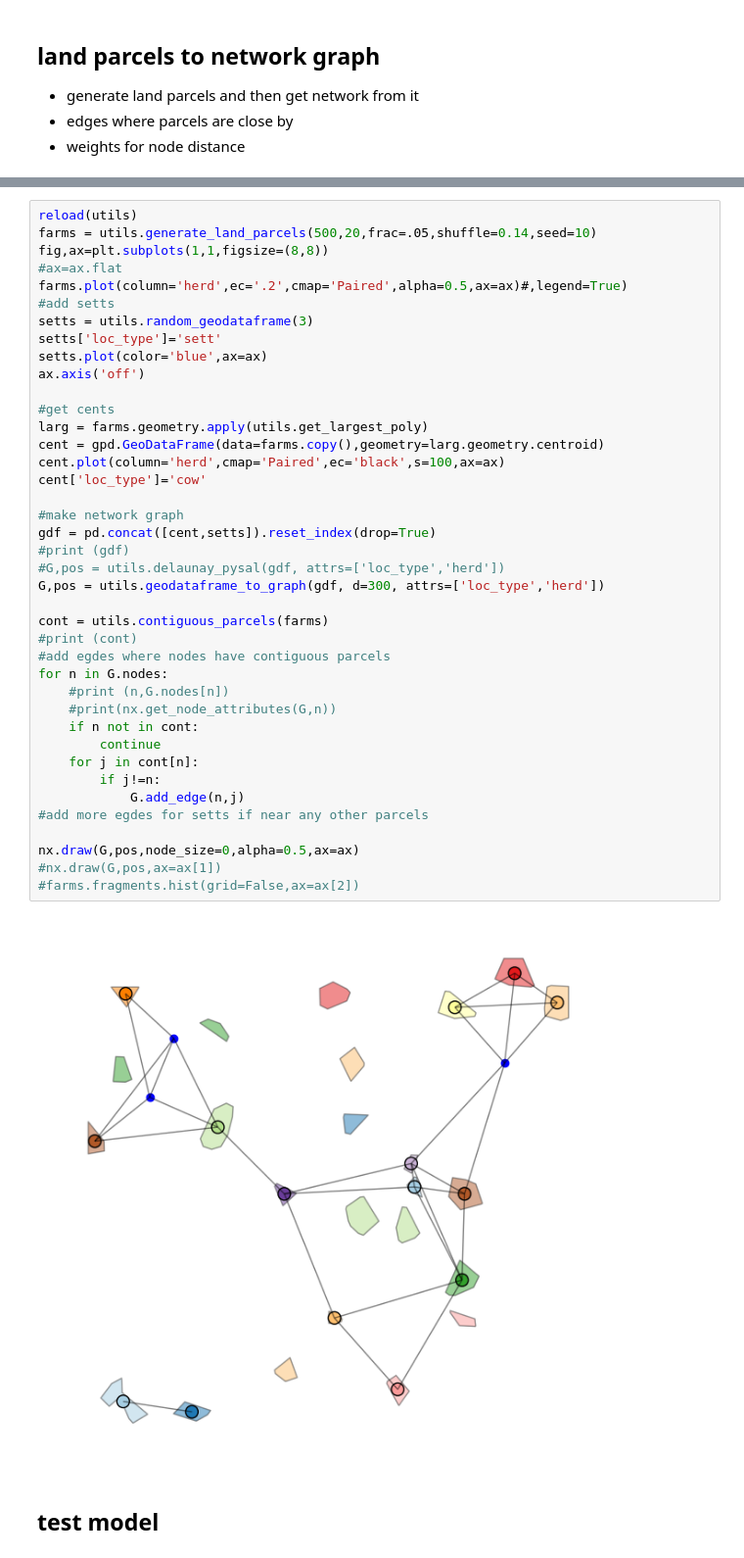
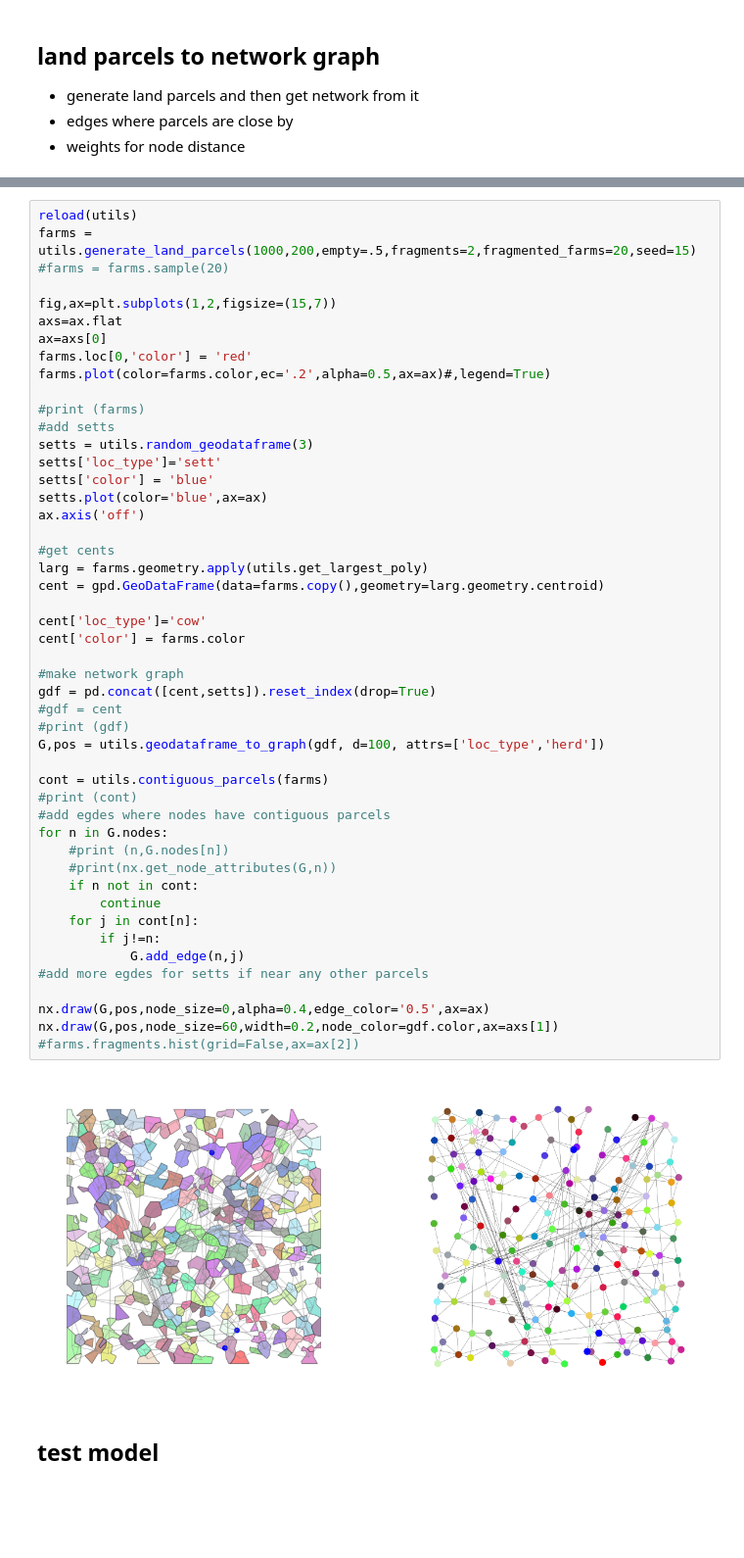
Before and after one commit to dmnfarrell/btbabm, a Jupyter notebook: notebooks/abm_simulation.ipynb, the cells around one changed output, grey strips where cells are left out. Shown at 98% size. Saved outputs shown, nothing was run; the diff lists cells and outputs as text; blank space fills up the shorter version.

Commit message:
land parcels sim fixes

```diff
--- a/notebooks/abm_simulation.ipynb
+++ b/notebooks/abm_simulation.ipynb
@@ -50,45 +77,53 @@ utils.plot_grid(model,ax=ax,colorby='loc_type')
 # %%
 reload(utils)
-farms = utils.generate_land_parcels(500,20,frac=.05,shuffle=0.14,seed=10)
-fig,ax=plt.subplots(1,1,figsize=(8,8))
-#ax=ax.flat
-farms.plot(column='herd',ec='.2',cmap='Paired',alpha=0.5,ax=ax)#,legend=True)
+farms = utils.generate_land_parcels(1000,200,empty=.5,fragments=2,fragmented_farms=20,seed=15)
+#farms = farms.sample(20)
+
+fig,ax=plt.subplots(1,2,figsize=(15,7))
+axs=ax.flat
+ax=axs[0]
+farms.loc[0,'color'] = 'red'
+farms.plot(color=farms.color,ec='.2',alpha=0.5,ax=ax)#,legend=True)
+
+#print (farms)
 #add setts
 setts = utils.random_geodataframe(3)
 setts['loc_type']='sett'
+setts['color'] = 'blue'
 setts.plot(color='blue',ax=ax)
 ax.axis('off')
 
 #get cents
 larg = farms.geometry.apply(utils.get_largest_poly)
 cent = gpd.GeoDataFrame(data=farms.copy(),geometry=larg.geometry.centroid)
-cent.plot(column='herd',cmap='Paired',ec='black',s=100,ax=ax)
+
 cent['loc_type']='cow'
+cent['color'] = farms.color
 
 #make network graph
 gdf = pd.concat([cent,setts]).reset_index(drop=True)
+#gdf = cent
 #print (gdf)
-#G,pos = utils.delaunay_pysal(gdf, attrs=['loc_type','herd'])
-G,pos = utils.geodataframe_to_graph(gdf, d=300, attrs=['loc_type','herd'])
+G,pos = utils.geodataframe_to_graph(gdf, d=100, attrs=['loc_type','herd'])
 
 cont = utils.contiguous_parcels(farms)
 #print (cont)
 #add egdes where nodes have contiguous parcels
 for n in G.nodes:
     #print (n,G.nodes[n])
     #print(nx.get_node_attributes(G,n))
     if n not in cont:
         continue
     for j in cont[n]:
         if j!=n:
             G.add_edge(n,j)
 #add more egdes for setts if near any other parcels
 
-nx.draw(G,pos,node_size=0,alpha=0.5,ax=ax)
-#nx.draw(G,pos,ax=ax[1])
+nx.draw(G,pos,node_size=0,alpha=0.4,edge_color='0.5',ax=ax)
+nx.draw(G,pos,node_size=60,width=0.2,node_color=gdf.color,ax=axs[1])
 #farms.fragments.hist(grid=False,ax=ax[2])
 # %% [output]
-[figure, old version]
+[figure, new version]
 # %% [markdown]
 ## test model
 # %%
```
Also changed, not shown: parts of 17 cells of this notebook, 4 other files.
